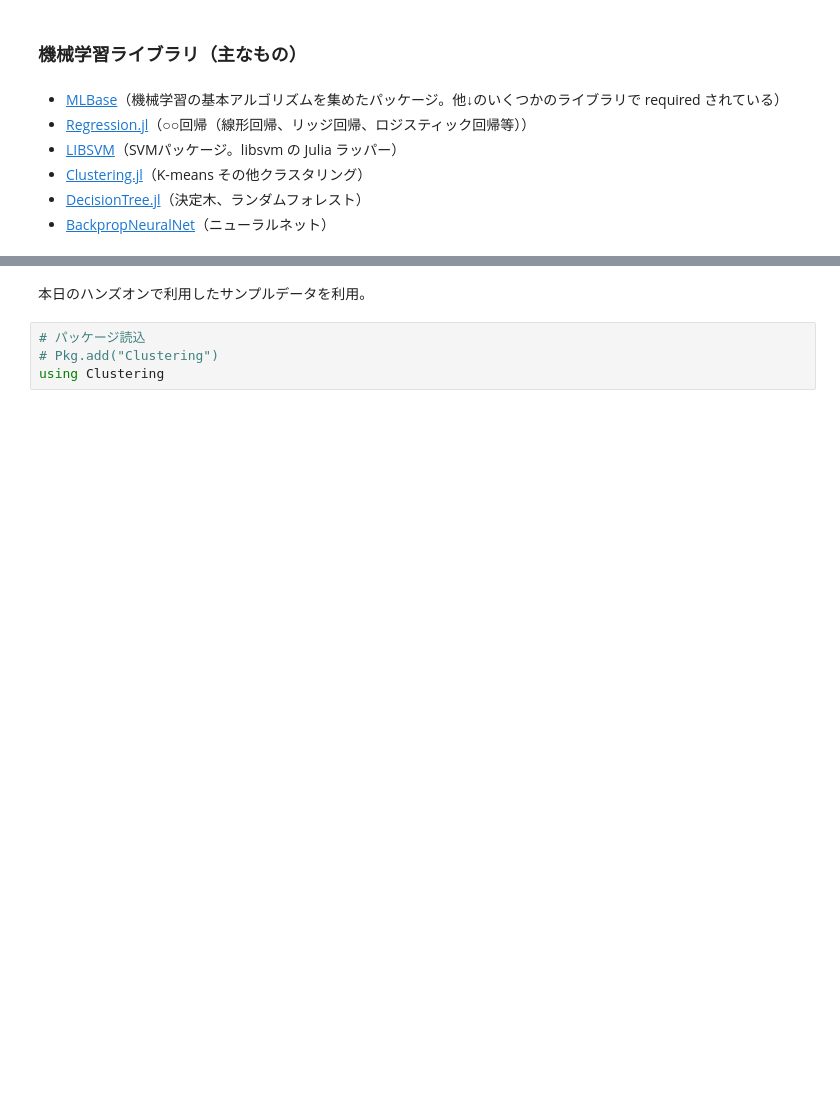
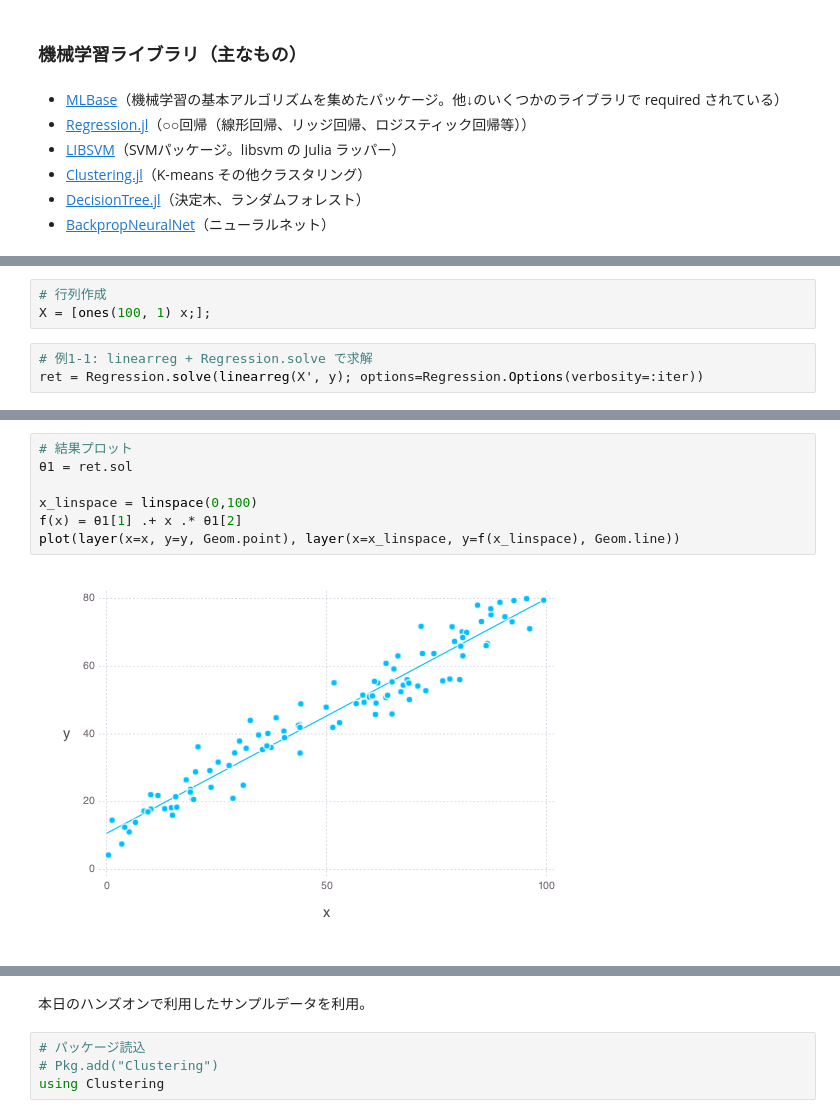
Before and after one commit to antimon2/MLNGY_201511, a Jupyter notebook: AboutJulia.ipynb, the cells around one changed output, grey strips where cells are left out. Saved outputs shown, nothing was run; the diff lists cells and outputs as text; blank space fills up the shorter version.

```diff
--- a/AboutJulia.ipynb
+++ b/AboutJulia.ipynb
@@ -239,0 +249,6 @@ Plot(...)
+# %%
+# 行列作成
+X = [ones(100, 1) x;];
+# %%
+# 例1-1: linearreg + Regression.solve で求解
+ret = Regression.solve(linearreg(X', y); options=Regression.Options(verbosity=:iter))
@@ -239,0 +274,9 @@ Plot(...)
+# %%
+# 結果プロット
+θ1 = ret.sol
+
+x_linspace = linspace(0,100)
+f(x) = θ1[1] .+ x .* θ1[2]
+plot(layer(x=x, y=y, Geom.point), layer(x=x_linspace, y=f(x_linspace), Geom.line))
+# %% [output]
+[figure, added]
```
Also changed, not shown: parts of 14 cells of this notebook, 1 other file.
